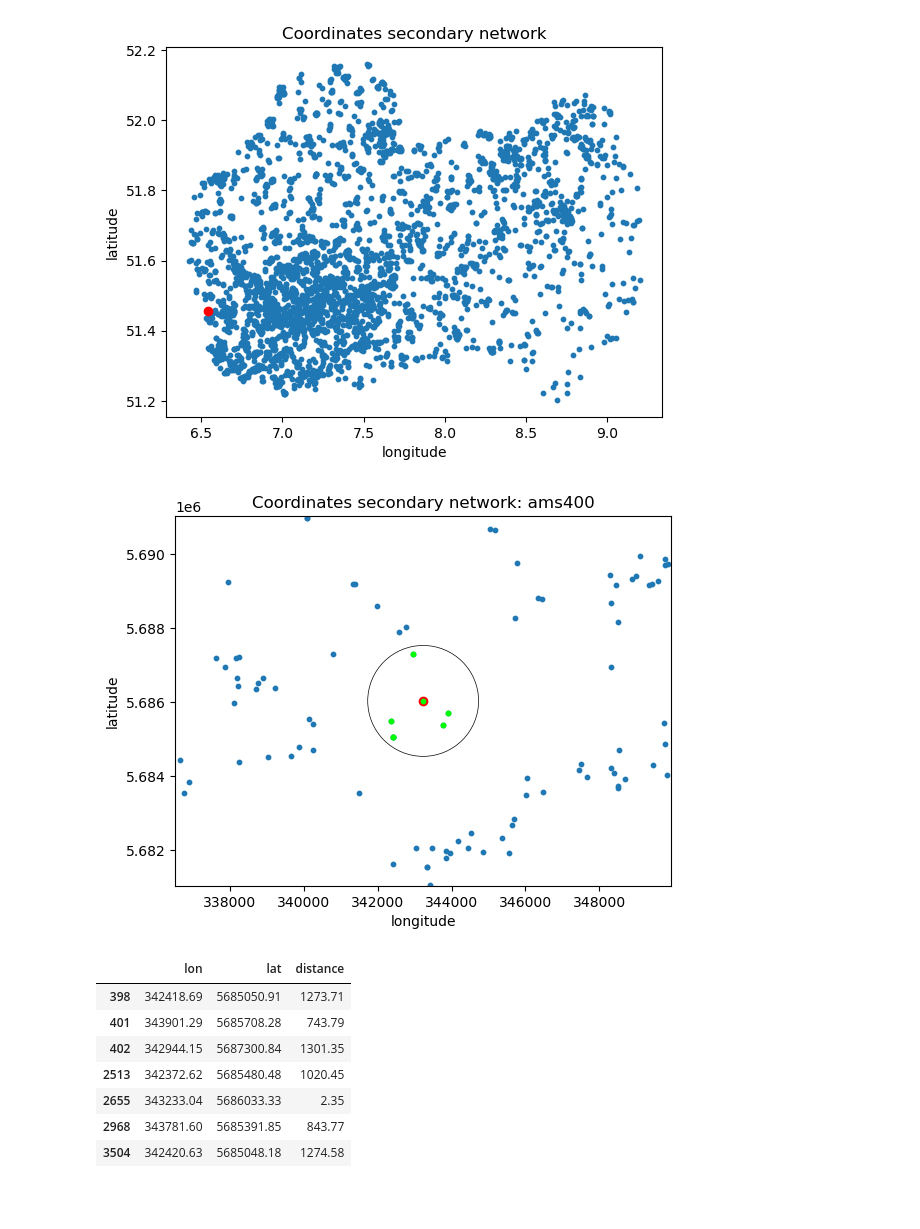
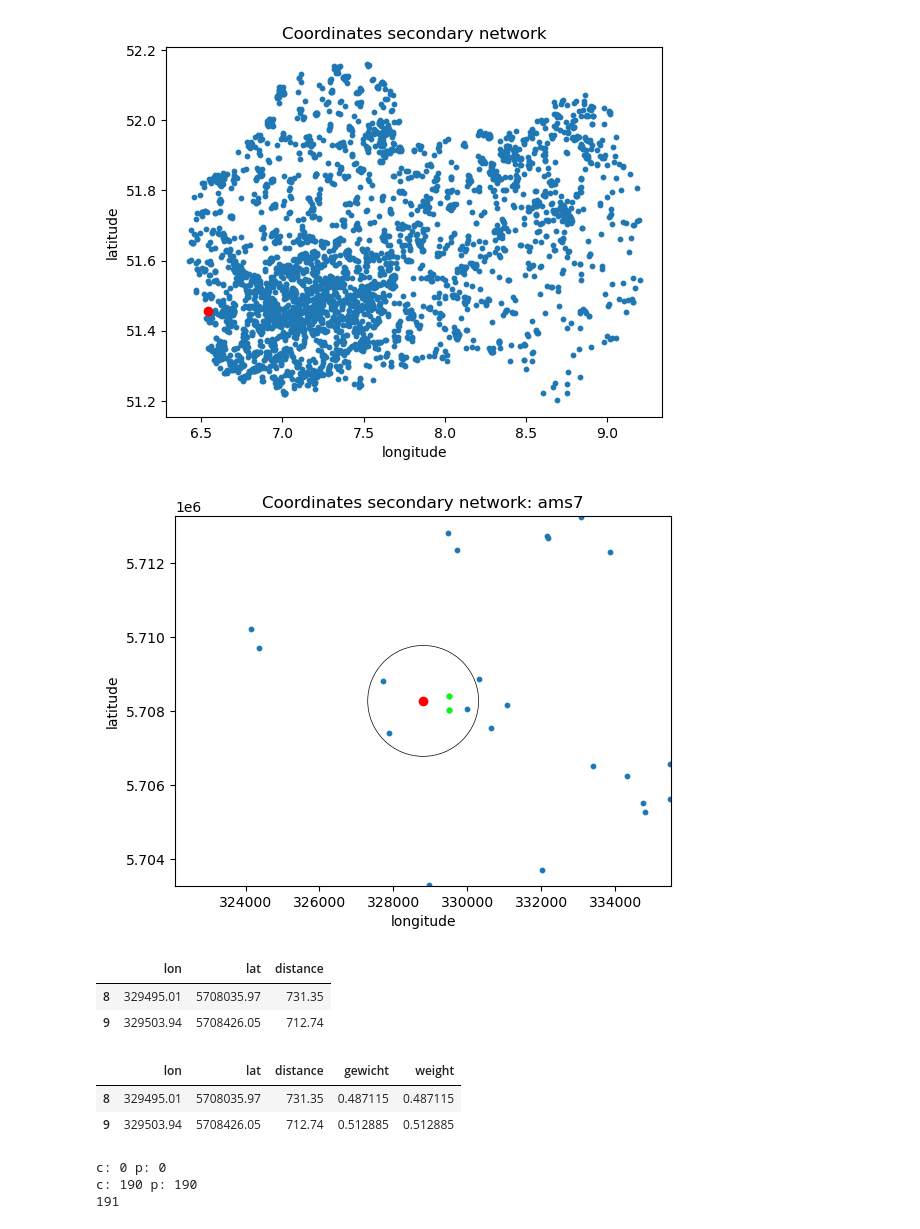
Before and after one commit to Nicholas202024/Hiwi_Code, a Jupyter notebook: erste_analyse_emscher.ipynb, the cells around one changed output. Saved outputs shown, nothing was run; the diff lists cells and outputs as text; code cells hidden in the pictures; blank space fills up the shorter version.

Commit message:
Korrektur für Emscher Daten anpassen

```diff
--- a/erste_analyse_emscher.ipynb
+++ b/erste_analyse_emscher.ipynb
@@ -29,5 +29,8 @@ id = np.arange(1, len(ds_emscher.id) + 1, 1) # oder: id = ['id_' + str(id) for i
 ds_emscher['id'] = id
 # %%
 # create DataFrame
-df_emscher = pd.DataFrame(data=ds_emscher.rainfall.sel(id=slice(1, 5)).values.T, index=ds_emscher.time.values ,columns=ds_emscher.id.sel(id=slice(1, 5)).values)
+df_emscher = pd.DataFrame(data=ds_emscher.rainfall.sel(id=slice(1, 10)).values.T, index=ds_emscher.time.values ,columns=ds_emscher.id.sel(id=slice(1, 10)).values)
+
+# create DataFrame with no NaN values
+df_emscher_nonan = df_emscher.fillna(0)
 # %%
@@ -393,7 +369,7 @@ def find_all_stations_in_range(loc_prim, loc_sec, station, delta, geo, all_stati
     coordinates = loc_sec
     # finde stationen, die innerhalb eines bestimmten Bereich um die Station liegen
     # set frame for search
-    radius = 1500
+    radius = 1000 # wieder zurück auf 1500 ändern!!!!!!!!!!!!!!!!!!!!!!!!!!!!!!!!!!!!!!!!!!!!!!!!!!!!!!!!!!!
 
     # set coordinates of the station
     lon_station = coordinates['lon'].loc[station]
@@ -441,14 +417,10 @@ def find_all_stations_in_range(loc_prim, loc_sec, station, delta, geo, all_stati
 
     return df_reference_stations
 # %%
-find_all_stations_in_range(coordinates_secondary_utm32, coordinates_secondary_utm32, 400, 5000, 'circle', all_stations_in_range=True)
+df_reference_stations = find_all_stations_in_range(coordinates_secondary_utm32, coordinates_secondary_utm32, 7, 5000, 'circle', all_stations_in_range=True)
+df_reference_stations
 # %% [output]
-[figure, old version]
+[figure, new version]
 |  | lon | lat | distance |
-| 398 | 342418.69 | 5685050.91 | 1273.71 |
-| 401 | 343901.29 | 5685708.28 | 743.79 |
-| 402 | 342944.15 | 5687300.84 | 1301.35 |
-| 2513 | 342372.62 | 5685480.48 | 1020.45 |
-| 2655 | 343233.04 | 5686033.33 | 2.35 |
-| 2968 | 343781.60 | 5685391.85 | 843.77 |
-| 3504 | 342420.63 | 5685048.18 | 1274.58 |
+| 8 | 329495.01 | 5708035.97 | 731.35 |
+| 9 | 329503.94 | 5708426.05 | 712.74 |
@@ -454,0 +447,6 @@ find_all_stations_in_range(coordinates_secondary_utm32, coordinates_secondary_ut
+# %%
+berechnung_gewichte_emscher(df_reference_stations)
+# %% [output]
+|  | lon | lat | distance | gewicht | weight |
+| 8 | 329495.01 | 5708035.97 | 731.35 | 0.487115 | 0.487115 |
+| 9 | 329503.94 | 5708426.05 | 712.74 | 0.512885 | 0.512885 |
@@ -454,0 +484,6 @@ find_all_stations_in_range(coordinates_secondary_utm32, coordinates_secondary_ut
+# %%
+df_reference_values = berechnung_referenzniederschlag_emscher(df_reference_stations, df_emscher, df_emscher_nonan, 7)
+# %% [output]
+c: 0 p: 0
+c: 190 p: 190
+191
```
Also changed, not shown: parts of 17 cells of this notebook.
